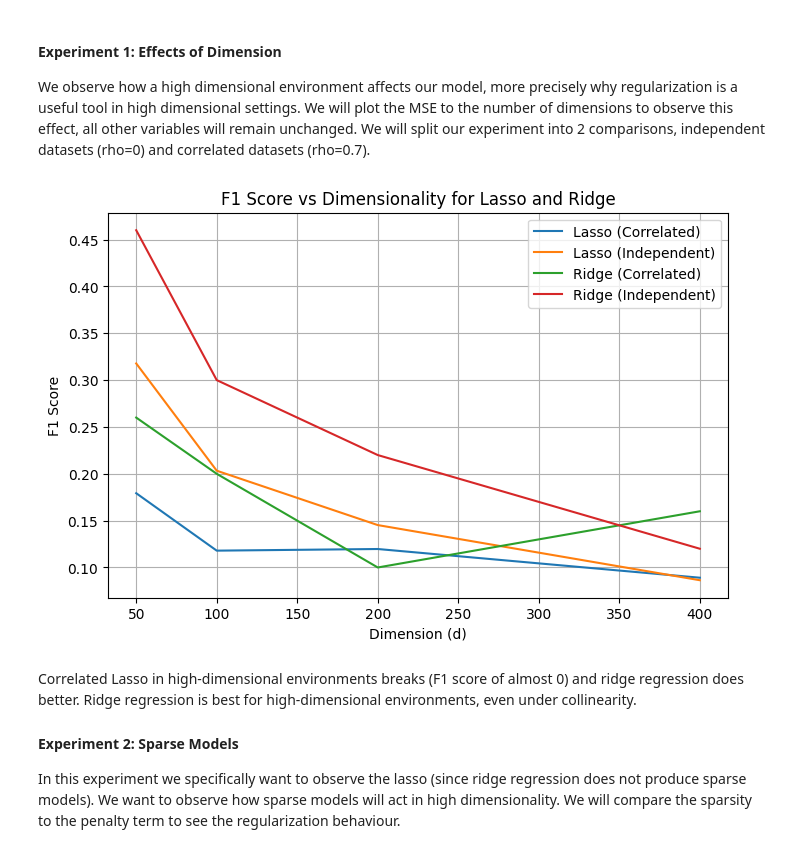
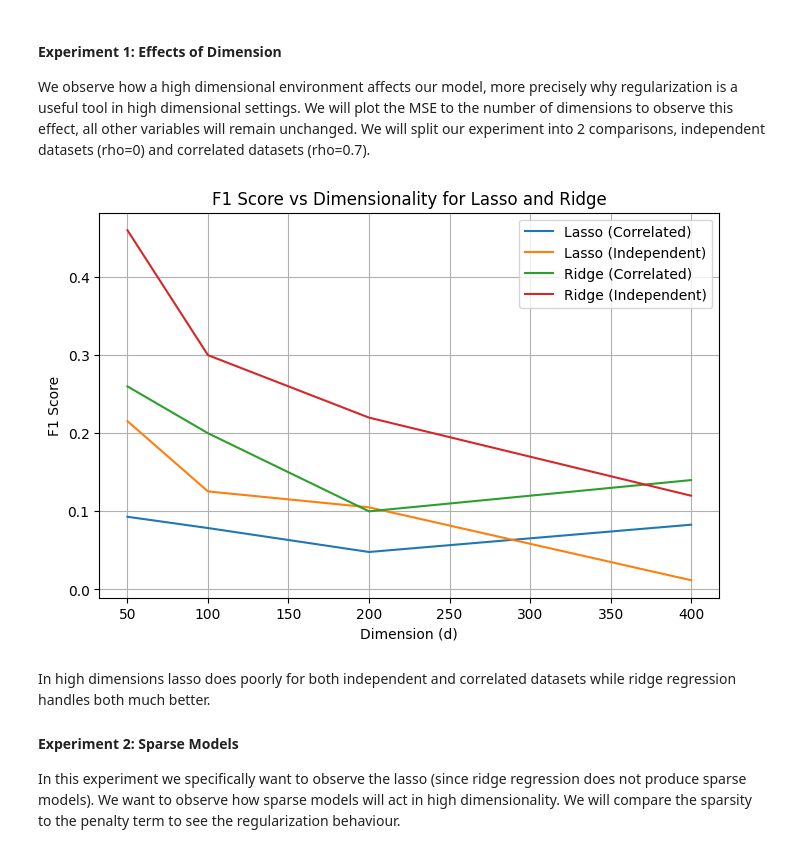
Before and after one commit to Zixin-Fan/L1_L2_project, a Jupyter notebook: 03_high_dimensional.ipynb, the cells around one changed output. Drawn from its saved outputs; the diff is of its cells as text; code cells hidden in the pictures.

```diff
--- a/03_high_dimensional.ipynb
+++ b/03_high_dimensional.ipynb
@@ -75,19 +74,19 @@ for d in coefficients:
         )
 
         # Lasso
-        lasso = LassoCV(alphas = np.logspace(-4, 1, 50))
+        lasso = LassoCV(alphas=[0.0001, 0.001, 0.01, 0.1, 1, 10])
         lasso.fit(X_train, y_train)
-        lasso_support = (lasso.coef_ != 0).astype(int)
+        lasso_support = (lasso.coef_ > 1e-3).astype(int)
         lasso_f1 = f1_score(true_support, lasso_support)
         lasso_f1s.append(lasso_f1)
 
         lasso.fit(X_train_corr, y_train_corr)
-        lasso_support = (lasso.coef_ != 0).astype(int)
+        lasso_support = (lasso.coef_ > 1e-3).astype(int)
         lasso_f1 = f1_score(true_support_corr, lasso_support)
         lasso_f1s_corr.append(lasso_f1)
 
         # Ridge
-        ridge = RidgeCV(alphas = np.logspace(-4, 1, 50))
+        ridge = RidgeCV(alphas=[0.0001, 0.001, 0.01, 0.1, 1, 10])
         ridge.fit(X_train_corr, y_train_corr)
         k = np.sum(true_support_corr)
 
@@ -101,36 +100,36 @@ for d in coefficients:
         ridge.fit(X_train, y_train)
         k = np.sum(true_support)
 
         ridge_topk = np.argsort(np.abs(ridge.coef_))[-k:]
         ridge_support = np.zeros_like(true_support)
         ridge_support[ridge_topk] = 1
 
         ridge_f1 = f1_score(true_support, ridge_support)
         ridge_f1s.append(ridge_f1)
 
     results["d"].append(d)
     results["lasso_f1_correlated"].append(np.mean(lasso_f1s_corr))
     results["lasso_f1_uncorrelated"].append(np.mean(lasso_f1s))
     results["ridge_f1_correlated"].append(np.mean(ridge_f1s_corr))
     results["ridge_f1_uncorrelated"].append(np.mean(ridge_f1s))
 
 plt.figure(figsize=(8, 5))
 plt.plot(results["d"], results["lasso_f1_correlated"], label="Lasso (Correlated)")
 plt.plot(results["d"], results["lasso_f1_uncorrelated"], label="Lasso (Independent)")
 plt.plot(results["d"], results["ridge_f1_correlated"], label="Ridge (Correlated)")
 plt.plot(results["d"], results["ridge_f1_uncorrelated"], label="Ridge (Independent)")
 
 plt.xlabel("Dimension (d)")
 plt.ylabel("F1 Score")
 plt.title("F1 Score vs Dimensionality for Lasso and Ridge")
 
 plt.legend()
 plt.grid(True)
 plt.show()
 # %% [output]
-[figure, old version]
+[figure, new version]
 # %% [markdown]
-Correlated Lasso in high-dimensional environments breaks (F1 score of almost 0) and ridge regression does better. Ridge regression is best for high-dimensional environments, even under collinearity.
+In high dimensions lasso does poorly for both independent and correlated datasets while ridge regression handles both much better.
 
 #### **Experiment 2: Sparse Models**
 
```
Also changed, not shown: parts of 8 cells of this notebook, 5 other files.
